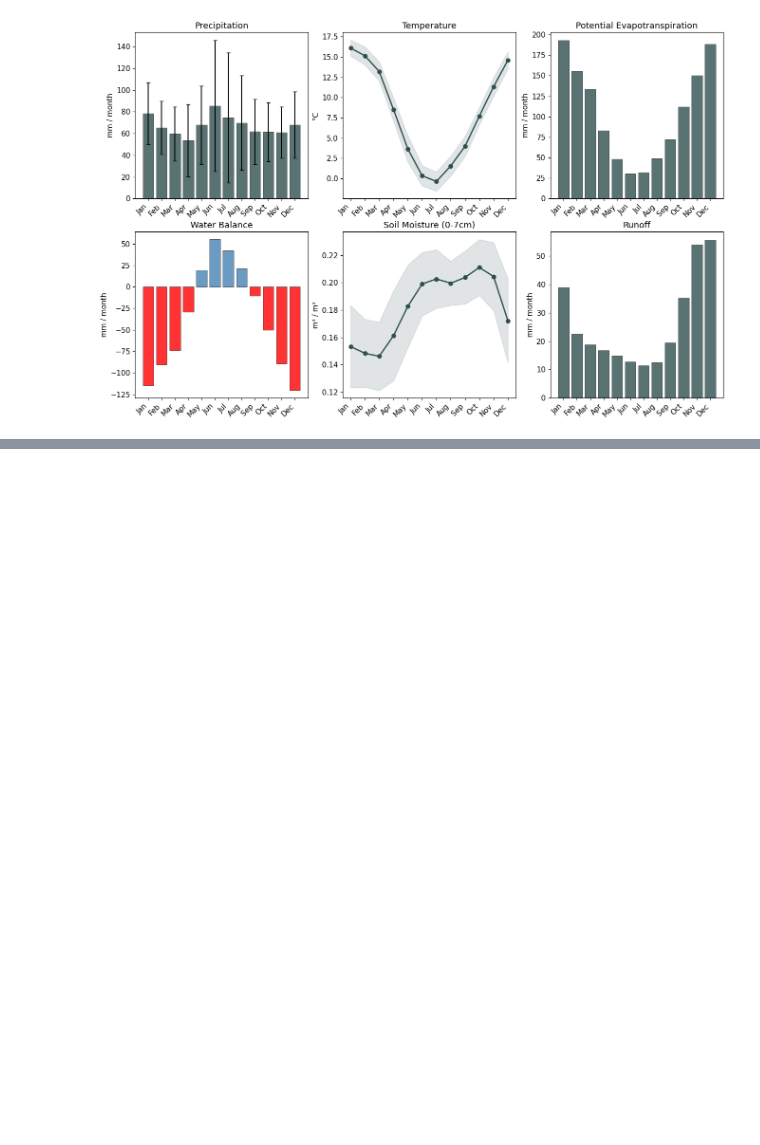
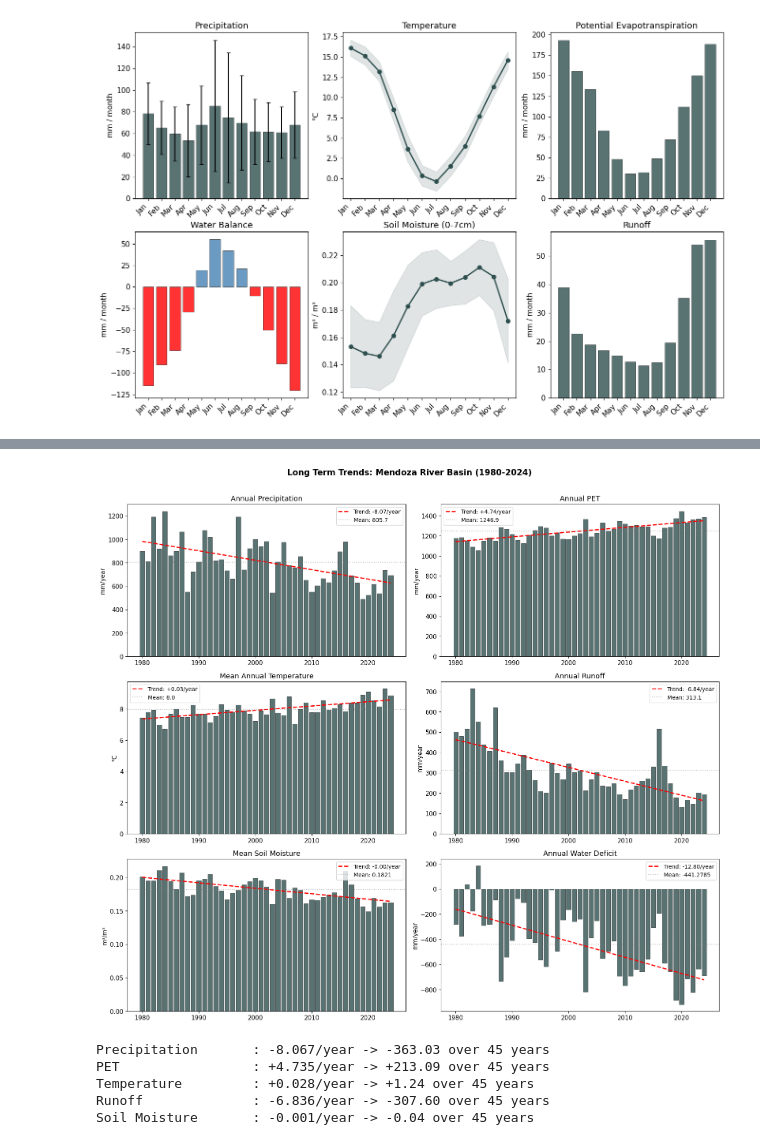
Before and after one commit to sgosmyt2/mendoza-basin-analysis, a Jupyter notebook: notebooks/explore_analy.ipynb, the cells around one changed output, grey strips where cells are left out. Cells and saved outputs as stored; diff of their text form; code cells hidden in the pictures; blank space fills up the shorter version.

```diff
--- a/notebooks/explore_analy.ipynb
+++ b/notebooks/explore_analy.ipynb
@@ -130,0 +135,64 @@ Warmest Month: Jul
+# %%
+annual = df.resample("YE").agg({
+    "precip_mm": "sum",
+    "pev_mm": "sum",
+    "temp_c": "mean",
+    "runoff_mm": "sum",
+    "soil_moisture_0_7cm": "mean",
+})
+annual_index = annual.index.year
+
+fig, axes = plt.subplots(3, 2, figsize=(16, 14))
+
+# Used to create a trend bargraph with a smooth linear trend curve
+def plot_trend(ax, years, values, ylabel, title, colour):
+    ax.bar(years, values, color=colour, alpha=0.8, edgecolor="black", linewidth=0.5)
+
+    z = np.polyfit(years, values, 1)
+    trend = np.polyval(z, years)
+
+
+    if abs(z[0]) < 0.01:
+        label = f"Trend: {z[0]:+.5f}/year"
+    else:
+        label = f"Trend: {z[0]:+.2f}/year"
+
+    ax.plot(years, trend, "r--", linewidth=2, label=f"Trend: {z[0]:+.2f}/year")
+
+    ax.axhline(y=values.mean(), color="grey", linestyle=":", alpha=0.5, label=f"Mean: {values.mean():.4f}" if values.mean() < 1 else f"Mean: {values.mean():.1f}")
+
+    ax.set_ylabel(ylabel)
+    ax.set_title(title)
+    ax.legend(fontsize=10)
+
+years = annual.index.year.values.astype(float)
+
+plot_trend(axes[0,0], years, annual["precip_mm"].values, "mm/year", "Annual Precipitation", bcolor)
+plot_trend(axes[0,1], years, annual["pev_mm"].values, "mm/year", "Annual PET", bcolor)
+plot_trend(axes[1,0], years, annual["temp_c"].values, "°C", "Mean Annual Temperature", bcolor)
+plot_trend(axes[1,1], years, annual["runoff_mm"].values, "mm/year", "Annual Runoff", bcolor)
+plot_trend(axes[2,0], years, annual["soil_moisture_0_7cm"].values, "m³/m³", "Mean Soil Moisture", bcolor)
+
+annual["deficit"] = annual["precip_mm"] - annual["pev_mm"]
+plot_trend(axes[2,1], years, annual["deficit"].values, "mm/year", "Annual Water Deficit", bcolor)
+
+fig.suptitle("Long Term Trends: Mendoza River Basin (1980-2024)", fontsize=15, fontweight="bold", y=1.01)
+plt.tight_layout()
+plt.savefig("../outputs/figures/longterm_trends.png", dpi=150, bbox_inches="tight")
+plt.show()
+
+for var, label in [("precip_mm", "Precipitation"),
+                   ("pev_mm", "PET"),
+                   ("temp_c", "Temperature"),
+                   ("runoff_mm", "Runoff"),
+                   ("soil_moisture_0_7cm", "Soil Moisture")]:
+    z = np.polyfit(years, annual[var].values, 1)
+    total_change = z[0] * 45
+    print(f"{label:20s}: {z[0]:+.3f}/year -> {total_change:+.2f} over 45 years")
+# %% [output]
+[figure, added]
+Precipitation       : -8.067/year -> -363.03 over 45 years
+PET                 : +4.735/year -> +213.09 over 45 years
+Temperature         : +0.028/year -> +1.24 over 45 years
+Runoff              : -6.836/year -> -307.60 over 45 years
+Soil Moisture       : -0.001/year -> -0.04 over 45 years
```
Also changed, not shown: parts of 7 cells of this notebook, 4 other files.
